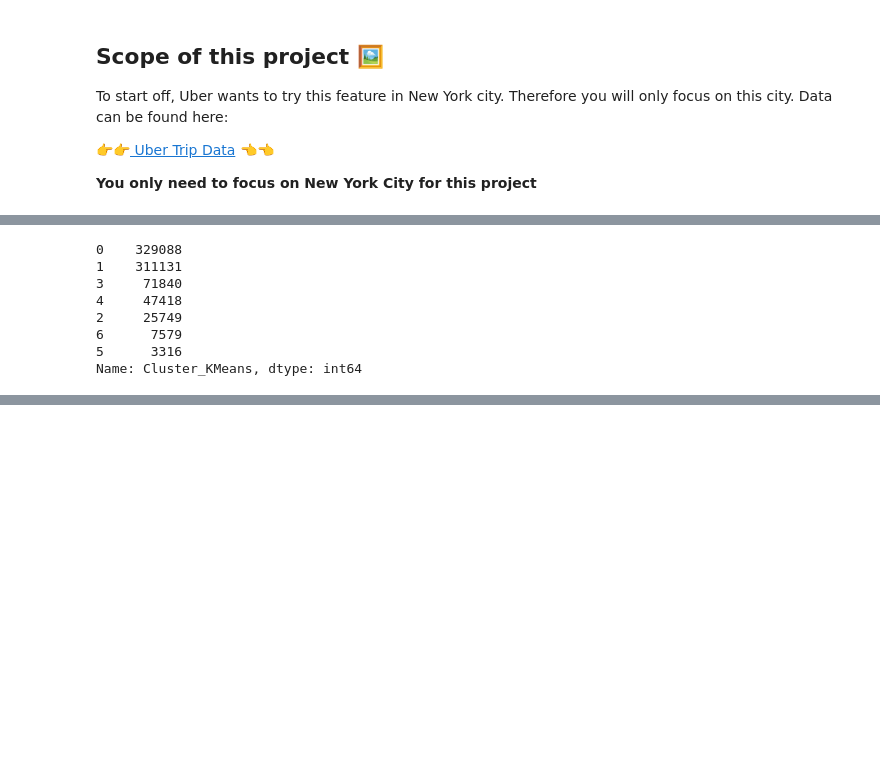
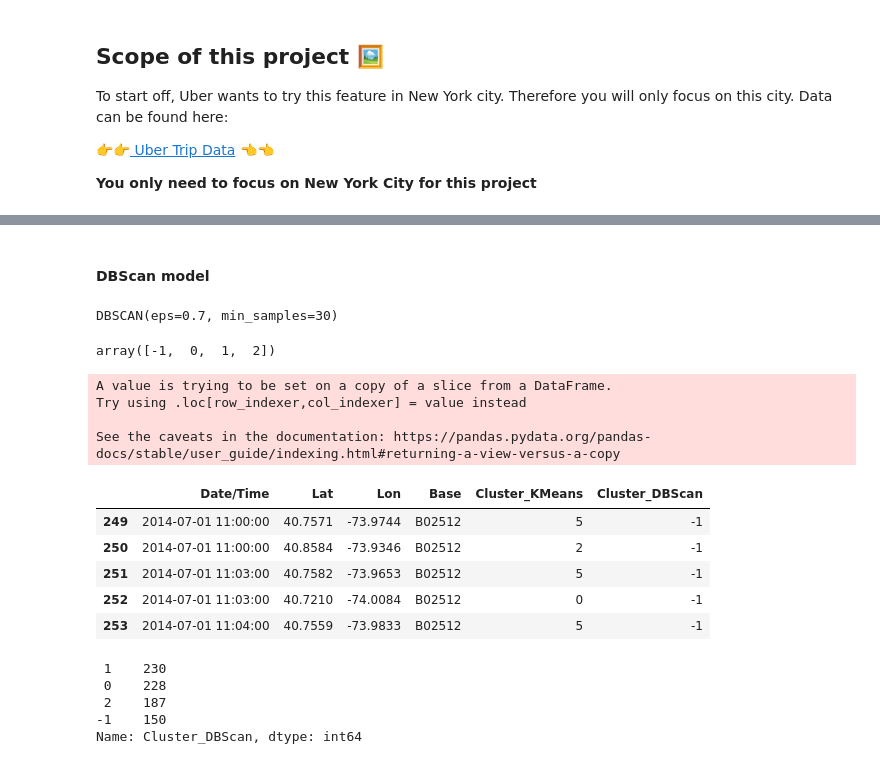
Before and after one commit to Floriane-Esson/3c_Uber_pickups, a Jupyter notebook: 01-Uber_Pickups.ipynb, the cells around one changed output, grey strips where cells are left out. Cells and saved outputs as stored; diff of their text form; code cells hidden in the pictures; blank space fills up the shorter version.

```diff
--- a/01-Uber_Pickups.ipynb
+++ b/01-Uber_Pickups.ipynb
@@ -286,13 +329,2 @@ data.head()
-# %%
-data["Cluster_KMeans"].value_counts()
-# %% [output]
-0    329088
-1    311131
-3     71840
-4     47418
-2     25749
-6      7579
-5      3316
-Name: Cluster_KMeans, dtype: int64
 # %%
 # Create a scatter mapbox with KMeans clusters
@@ -300,3 +332,39 @@ fig = px.scatter_mapbox(data, lat="Lat", lon="Lon", zoom=8, color="Cluster_KMean
 fig.show(renderer="iframe_connected")
 # %% [output]
 [interactive output not drawn]
+# %% [markdown]
+#### DBScan model
+# %%
+# DBScan
+db = DBSCAN(eps=0.7, min_samples=30)
+db.fit(X)
+# %% [output]
+DBSCAN(eps=0.7, min_samples=30)
+# %%
+# Clusters created by DBScan
+np.unique(db.labels_)
+# %% [output]
+array([-1,  0,  1,  2])
+# %%
+# Add new column on dataset with results of DBScan
+selecthour["Cluster_DBScan"] = db.labels_
+display(selecthour.head())
+print()
+print(selecthour["Cluster_DBScan"].value_counts())
+print()
+# %% [output]
+A value is trying to be set on a copy of a slice from a DataFrame.
+Try using .loc[row_indexer,col_indexer] = value instead
+
+See the caveats in the documentation: https://pandas.pydata.org/pandas-docs/stable/user_guide/indexing.html#returning-a-view-versus-a-copy
+|  | Date/Time | Lat | Lon | Base | Cluster_KMeans | Cluster_DBScan |
+| 249 | 2014-07-01 11:00:00 | 40.7571 | -73.9744 | B02512 | 5 | -1 |
+| 250 | 2014-07-01 11:00:00 | 40.8584 | -73.9346 | B02512 | 2 | -1 |
+| 251 | 2014-07-01 11:03:00 | 40.7582 | -73.9653 | B02512 | 5 | -1 |
+| 252 | 2014-07-01 11:03:00 | 40.7210 | -74.0084 | B02512 | 0 | -1 |
+| 253 | 2014-07-01 11:04:00 | 40.7559 | -73.9833 | B02512 | 5 | -1 |
+ 1    230
+ 0    228
+ 2    187
+-1    150
+Name: Cluster_DBScan, dtype: int64
```
Also changed, not shown: parts of 67 cells of this notebook.
